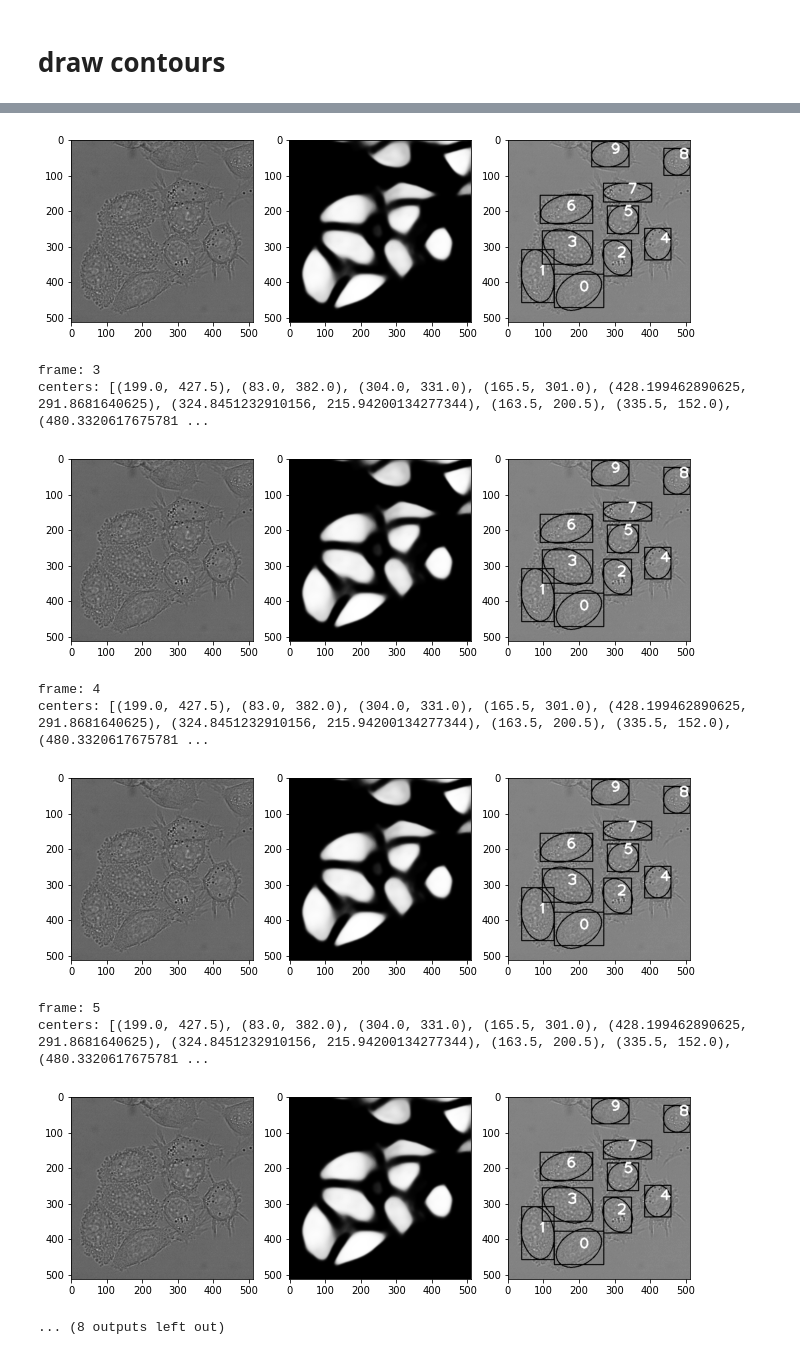
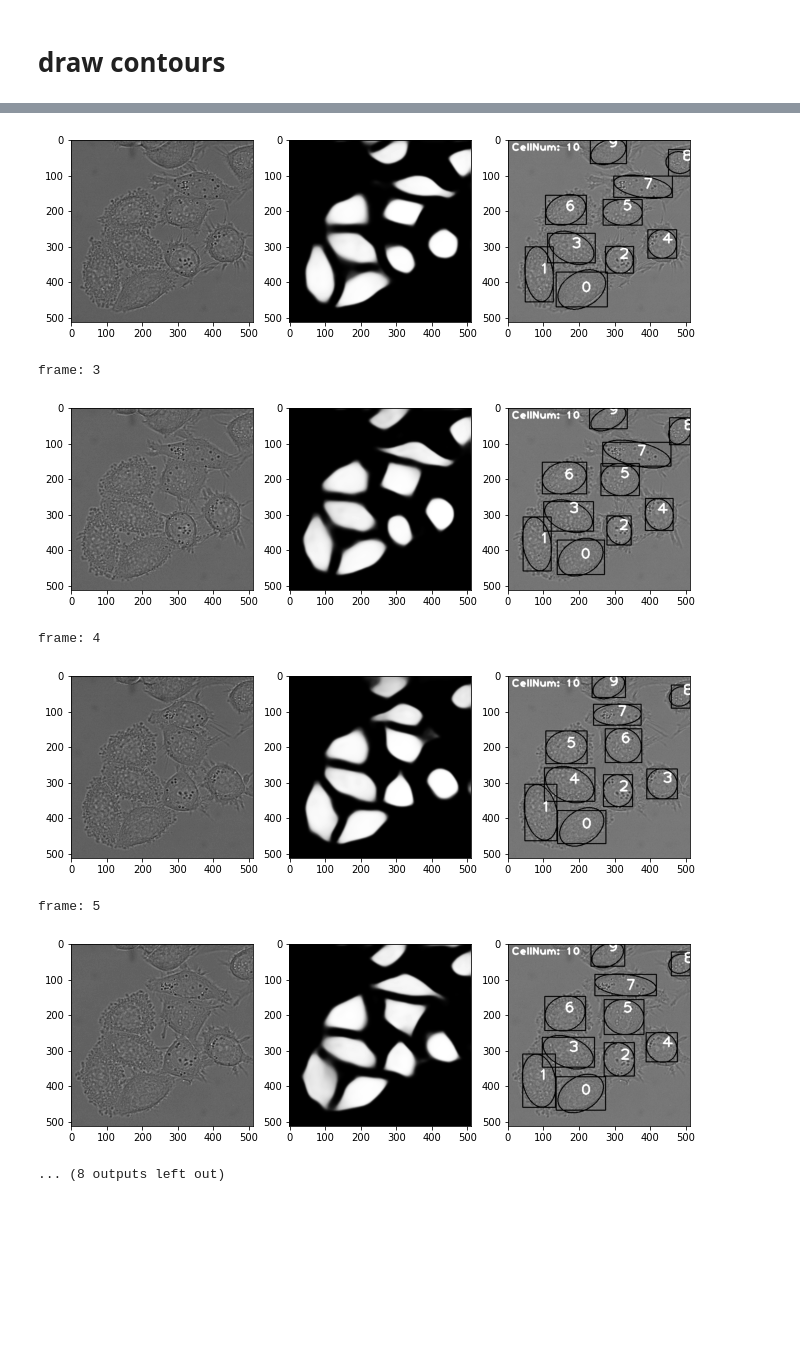
Before and after one commit to Kevin-zry/COMP9517-Project, a Jupyter notebook: set1 DIC-C2DH-HeLa/Task1 Detect and Track Cells.ipynb, the cells around one changed output, grey strips where cells are left out. Saved outputs shown, nothing was run; the diff lists cells and outputs as text; code cells hidden in the pictures; blank space fills up the shorter version.

Commit message:
change dictKey to number, upload track and visualize

```diff
--- a/set1 DIC-C2DH-HeLa/Task1 Detect and Track Cells.ipynb
+++ b/set1 DIC-C2DH-HeLa/Task1 Detect and Track Cells.ipynb
@@ -270,25 +273,29 @@ def draw_contours(img,pre):
       #cv2.putText(img, text, org, fontFace, fontScale, color[, thickness[, lineType[, bottomLeftOrigin]]]) → None
       draw = cv2.putText(tex, str(j), (x,y), 1, 3, (255, 0, 255), 3)
 
-  return draw, center
+  draw_with_cellnum = cv2.putText(draw, "CellNum: "+str(len(center)), (int(img.shape[0])//50,int(img.shape[1]//17)), 1, 2, (255, 0, 255), 3)
+  return draw_with_cellnum, center, bound
 # %%
 raw_data = np.load(save_path + "s1_raw.npy")
 pre_data = np.load(save_path + "s1_pre.npy")
 # %%
 res = {}
 for i in range(10):
-  img = raw_data[0]
-  pre = pre_data[0]
+  img = raw_data[i]
+  pre = pre_data[i]
 
-  draw, center = draw_contours(img,pre)
+  draw, center, box = draw_contours(img,pre)
   # cv2.imwrite(save_path + '/t' + num[1:] + '_predict.tif',draw)
-  res[str(i)] = {}
-  res[str(i)]['frame'] = i
-  res[str(i)]['draw_img'] = draw
-  res[str(i)]['centers'] = center
+  res[i] = {}
+  res[i]['frame'] = i
+  res[i]['draw_img'] = draw
+  res[i]['cell_num'] = len(center)
+  res[i]['centers'] = center
+  res[i]['box'] = box
+
 
   print("frame:",i)
-  print("centers:",center)
+  #print("centers:",center)
   plt.figure(figsize=(15,8))
   plt.subplot(141)
   plt.imshow(img,'gray')
@@ -310,11 +314,8 @@ centers: [(199.0, 427.5), (83.0, 382.0), (304.0, 331.0), (165.5, 301.0), (428.19
-[figure, old version]
+[figure, new version]
 frame: 3
-centers: [(199.0, 427.5), (83.0, 382.0), (304.0, 331.0), (165.5, 301.0), (428.199462890625, 291.8681640625), (324.8451232910156, 215.94200134277344), (163.5, 200.5), (335.5, 152.0), (480.3320617675781 ...
-[figure, old version]
+[figure, new version]
 frame: 4
-centers: [(199.0, 427.5), (83.0, 382.0), (304.0, 331.0), (165.5, 301.0), (428.199462890625, 291.8681640625), (324.8451232910156, 215.94200134277344), (163.5, 200.5), (335.5, 152.0), (480.3320617675781 ...
-[figure, old version]
+[figure, new version]
 frame: 5
-centers: [(199.0, 427.5), (83.0, 382.0), (304.0, 331.0), (165.5, 301.0), (428.199462890625, 291.8681640625), (324.8451232910156, 215.94200134277344), (163.5, 200.5), (335.5, 152.0), (480.3320617675781 ...
-[figure, old version]
+[figure, new version]
 ... (8 outputs left out)
```
Also changed, not shown: parts of 12 cells of this notebook, 3 other files.
